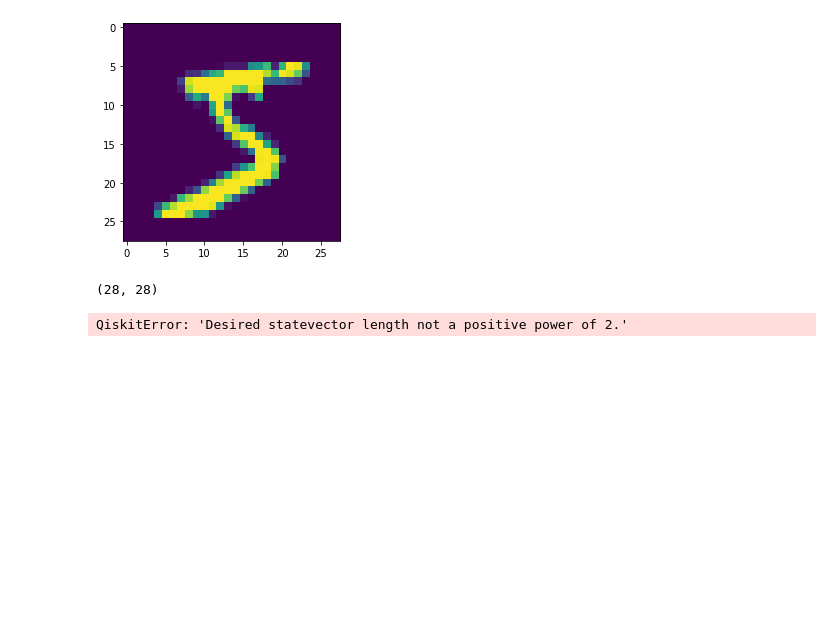
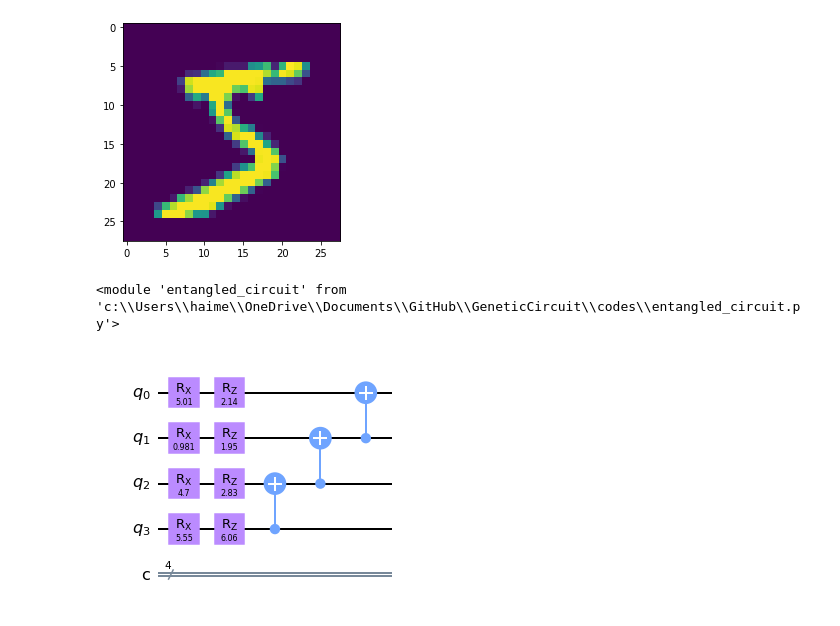
Before and after one commit to vutuanhai237/DynamicQNN, a Jupyter notebook: codes/baseline.ipynb, the cells around one changed output. Cells and saved outputs as stored; diff of their text form; code cells hidden in the pictures; blank space fills up the shorter version.

```diff
--- a/codes/baseline.ipynb
+++ b/codes/baseline.ipynb
@@ -28,8 +28,18 @@ plt.imshow(x_train[0])
 # %% [output]
 <matplotlib.image.AxesImage at 0x...>
 [figure]
-# %%
-x_train, xq_train, y_train, x_val, xq_val, y_val, x_test, xq_test, y_test = classical_part.load_mnist(1200, 400, 400, entangled_circuit.quanvolutional, True)
-# %% [output]
-(28, 28)
-QiskitError: 'Desired statevector length not a positive power of 2.'
+# %%
+import qiskit, numpy as np, entangled_circuit
+import importlib
+importlib.reload(entangled_circuit)
+# %% [output]
+<module 'entangled_circuit' from 'c:\\Users\\haime\\OneDrive\\Documents\\GitHub\\GeneticCircuit\\codes\\entangled_circuit.py'>
+# %%
+n = 4
+qc = qiskit.QuantumCircuit(n, n)
+thetas = np.random.uniform(low=0, high=2*np.pi, size=(3*n - 1,))
+qc = entangled_circuit.xz_layer(qc, thetas[:2*n])
+qc = entangled_circuit.entangled_cnot_layer(qc)
+qc.draw('mpl')
+# %% [output]
+[figure, added]
```
Also changed, not shown: parts of 4 cells of this notebook, 11 other files.
